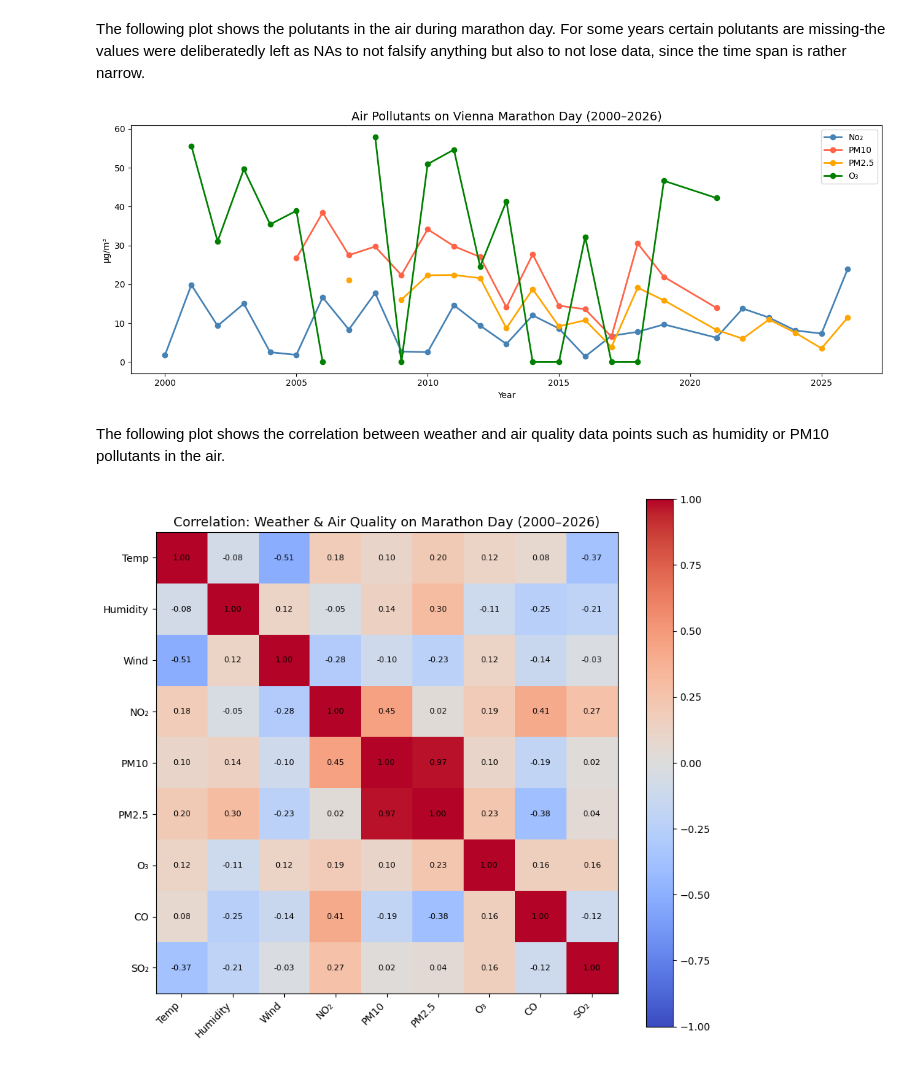
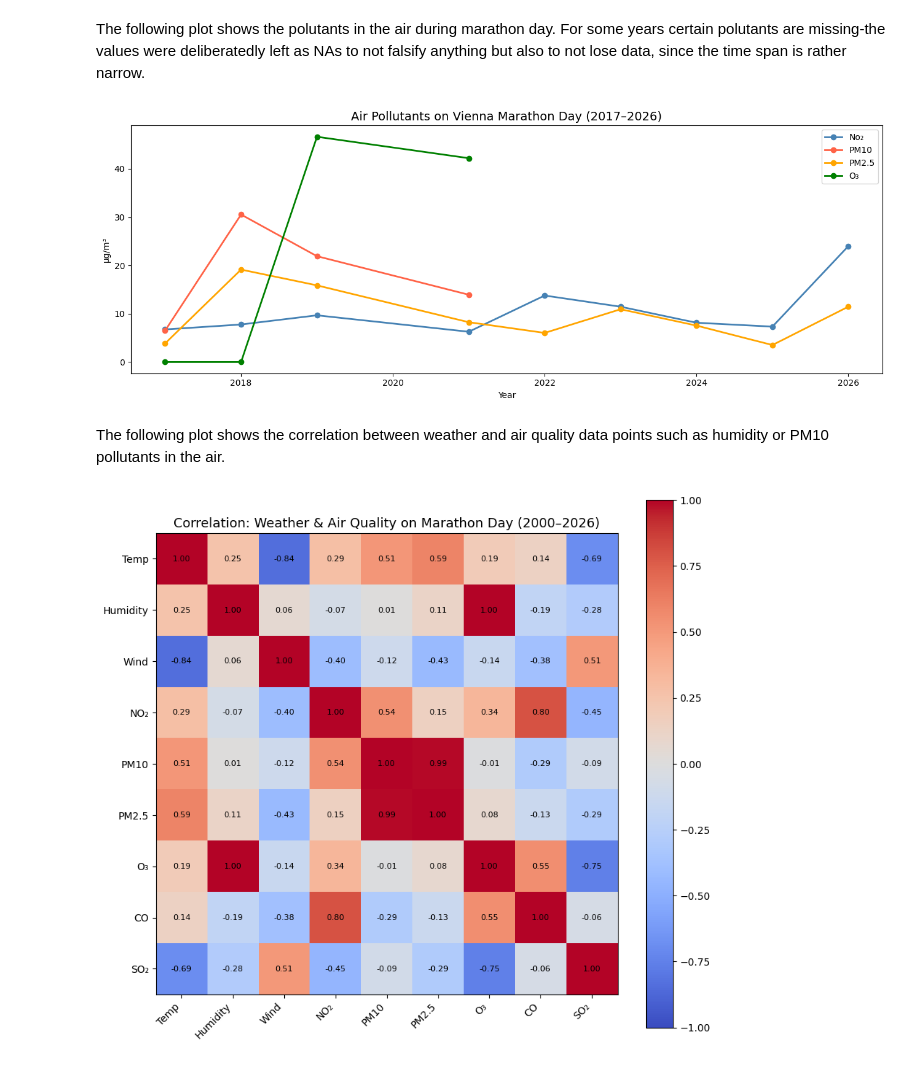
Before and after one commit to 4y1n/Bigdata_eng, a Jupyter notebook: luftquali.ipynb, the cells around one changed output. Saved outputs shown, nothing was run; the diff lists cells and outputs as text; code cells hidden in the pictures.

Commit message:
moved files, adjusted years to match marathon data

```diff
--- a/luftquali.ipynb
+++ b/luftquali.ipynb
@@ -518,7 +465,7 @@ Year
 load data sets
 # %%
 aq = pd.read_csv("CSV/vienna_marathon_component_trends.csv")
-weather = pd.read_csv("weather1.csv")
+weather = pd.read_csv("CSV/weather.csv")
 aq = aq.rename(columns={"Year": "year"})
 df = weather.merge(aq, on="year", how="left")
 # %% [markdown]
@@ -526,21 +473,21 @@ The following plot shows the polutants in the air during marathon day. For some
 # %%
 fig, ax = plt.subplots(figsize=(13, 5))
 for col, color, label in [
     ("NO2",   "steelblue", "No₂"),
     ("PM10G", "tomato",    "PM10"),
     ("PM25G", "orange",    "PM2.5"),
     ("O3",    "green",     "O₃"),
 ]:
     ax.plot(df["year"], df[col], marker="o", linewidth=2, label=label, color=color)
-ax.set_title("Air Pollutants on Vienna Marathon Day (2000–2026)", fontsize=14)
+ax.set_title("Air Pollutants on Vienna Marathon Day (2017–2026)", fontsize=14)
 ax.set_xlabel("Year")
 ax.set_ylabel("µg/m³")
 ax.legend()
 plt.tight_layout()
 plt.savefig("aq_pollutant_trends.png", dpi=150)
 plt.show()
 # %% [output]
-[figure, old version]
+[figure, new version]
 # %% [markdown]
 The following plot shows the correlation between weather and air quality data points such as humidity or PM10 pollutants in the air.
 # %%
@@ -577,4 +524,4 @@ plt.tight_layout()
 plt.savefig("aq_correlation.png", dpi=150)
 plt.show()
 # %% [output]
-[figure, old version]
+[figure, new version]
```
Also changed, not shown: parts of 10 cells of this notebook, 6 other files.
